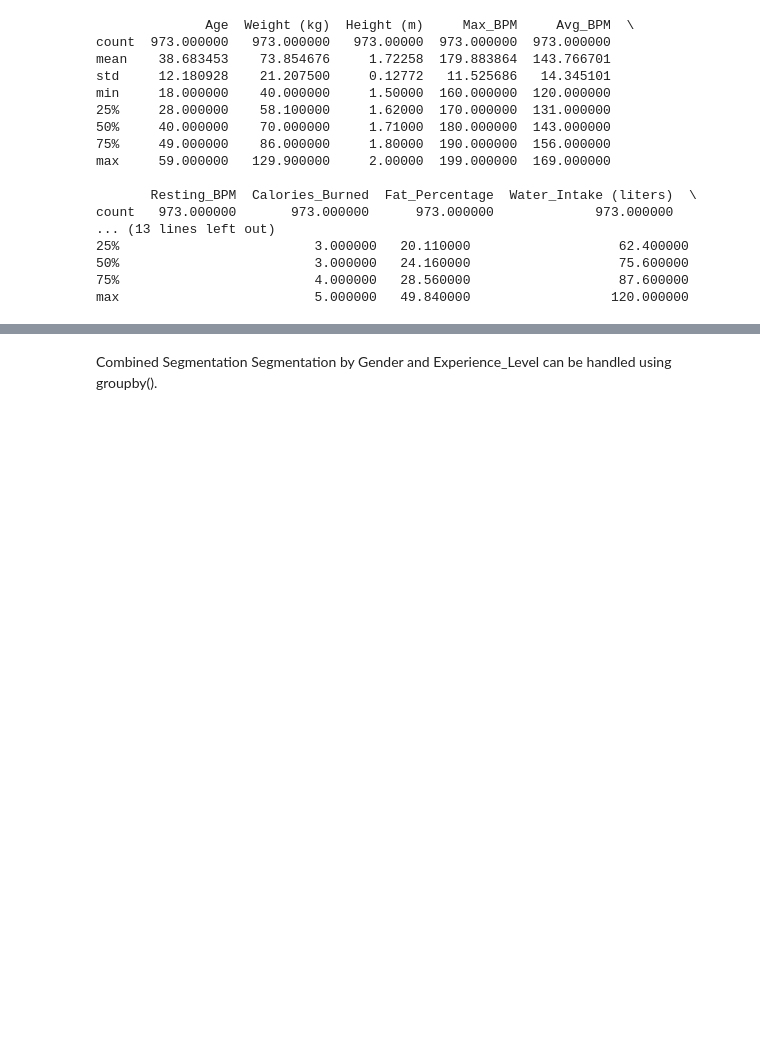
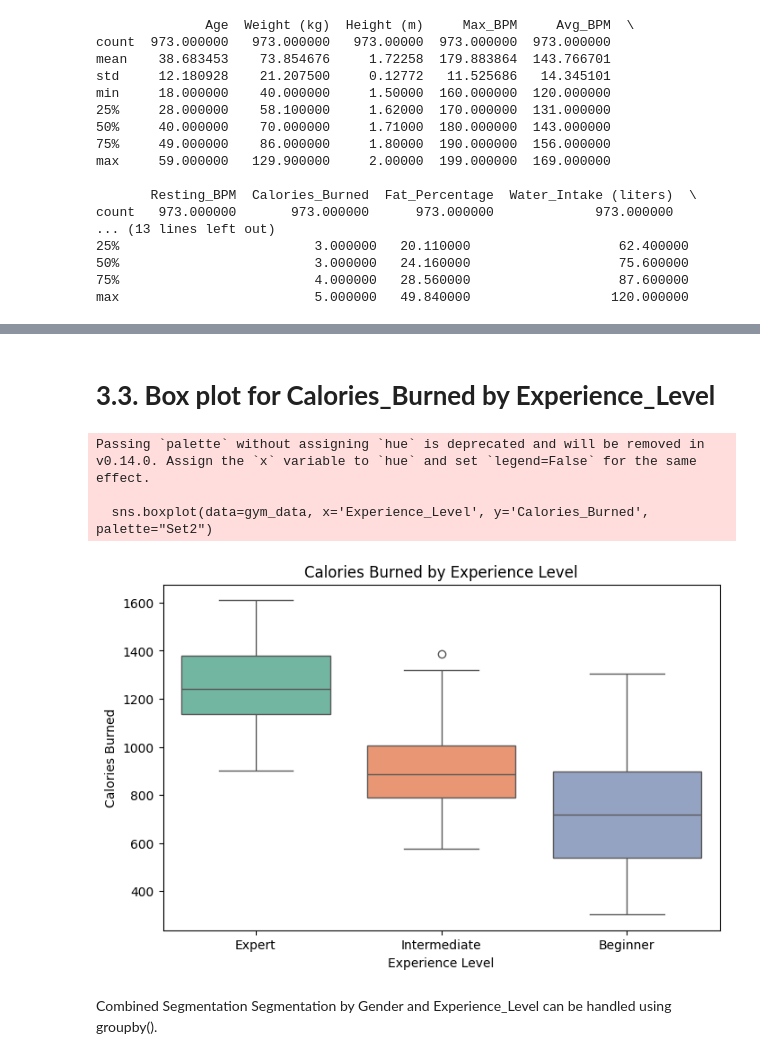
Before and after one commit to RokoSkugor/DA_project, a Jupyter notebook: DataAnalysis_Project.ipynb, the cells around one changed output, grey strips where cells are left out. Saved outputs shown, nothing was run; the diff lists cells and outputs as text; code cells hidden in the pictures; blank space fills up the shorter version.

```diff
--- a/DataAnalysis_Project.ipynb
+++ b/DataAnalysis_Project.ipynb
@@ -346,3 +341,18 @@ Under 18        962.629630  25.454815                   76.088889
+# %% [markdown]
+# **3.3. Box plot for Calories_Burned by Experience_Level**
+# %%
+# Box plot for Calories_Burned by Experience_Level
+plt.figure(figsize=(8, 5))
+sns.boxplot(data=gym_data, x='Experience_Level', y='Calories_Burned', palette="Set2")
+plt.title('Calories Burned by Experience Level')
+plt.xlabel('Experience Level')
+plt.ylabel('Calories Burned')
+plt.show()
+# %% [output]
+Passing `palette` without assigning `hue` is deprecated and will be removed in v0.14.0. Assign the `x` variable to `hue` and set `legend=False` for the same effect.
+
+  sns.boxplot(data=gym_data, x='Experience_Level', y='Calories_Burned', palette="Set2")
+[figure, added]
 # %% [markdown]
 Combined Segmentation
 Segmentation by Gender and Experience_Level can be handled using groupby().
```
Also changed, not shown: parts of 29 cells of this notebook.
